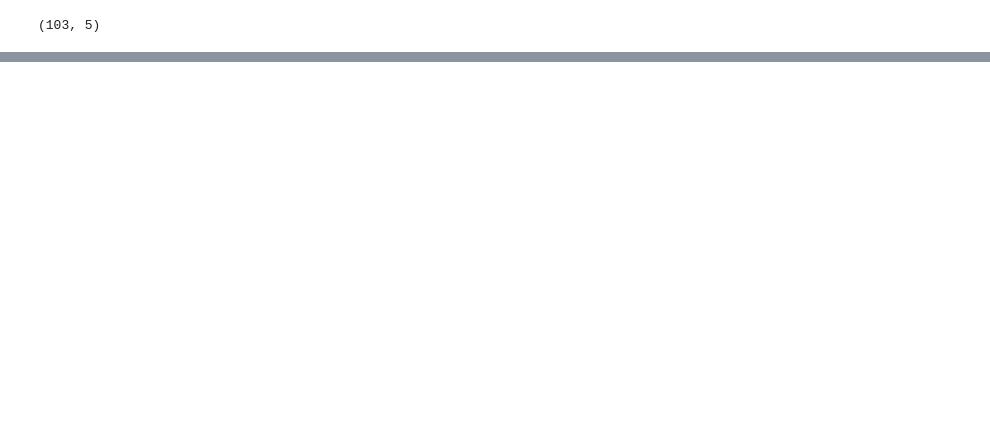
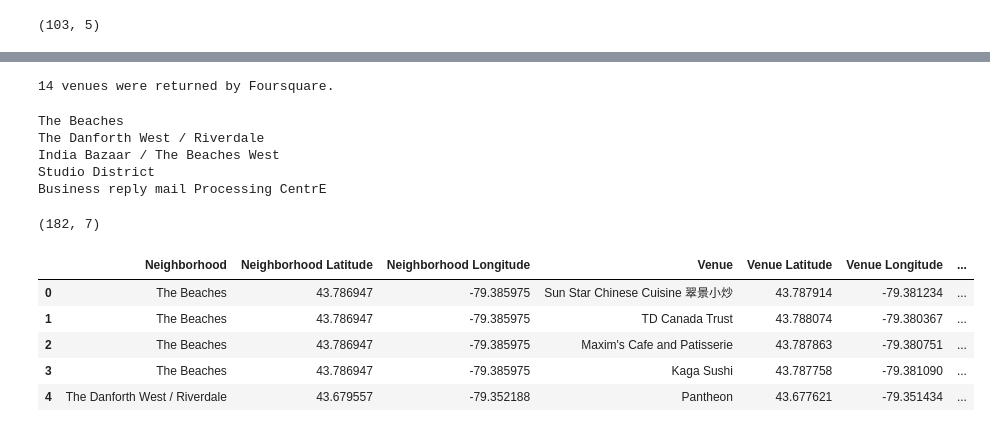
Before and after one commit to sayak1986/clustering-project-toronto, a Jupyter notebook: Clusters 2.ipynb, the cells around one changed output, grey strips where cells are left out. Cells and saved outputs as stored; diff of their text form; code cells hidden in the pictures; blank space fills up the shorter version.

```diff
--- a/Clusters 2.ipynb
+++ b/Clusters 2.ipynb
@@ -250,0 +465,4 @@ merge.replace(r'/',',',regex=True)
+# %%
+print('{} venues were returned by Foursquare.'.format(nearby_venues.shape[0]))
+# %% [output]
+14 venues were returned by Foursquare.
@@ -250,0 +509,23 @@ merge.replace(r'/',',',regex=True)
+# %%
+# get neaby venues for east toronto
+easttoronto_venues = getNearbyVenues(names=easttoronto_data['Neighborhood'],
+                                   latitudes=easttoronto_data['Latitude'],
+                                   longitudes=easttoronto_data['Longitude']
+                                  )
+# %% [output]
+The Beaches
+The Danforth West / Riverdale
+India Bazaar / The Beaches West
+Studio District
+Business reply mail Processing CentrE
+# %%
+print(easttoronto_venues.shape)
+easttoronto_venues.head()
+# %% [output]
+(182, 7)
+|  | Neighborhood | Neighborhood Latitude | Neighborhood Longitude | Venue | Venue Latitude | Venue Longitude | ... |
+| 0 | The Beaches | 43.786947 | -79.385975 | Sun Star Chinese Cuisine 翠景小炒 | 43.787914 | -79.381234 | ... |
+| 1 | The Beaches | 43.786947 | -79.385975 | TD Canada Trust | 43.788074 | -79.380367 | ... |
+| 2 | The Beaches | 43.786947 | -79.385975 | Maxim's Cafe and Patisserie | 43.787863 | -79.380751 | ... |
+| 3 | The Beaches | 43.786947 | -79.385975 | Kaga Sushi | 43.787758 | -79.381090 | ... |
+| 4 | The Danforth West / Riverdale | 43.679557 | -79.352188 | Pantheon | 43.677621 | -79.351434 | ... |
```
Also changed, not shown: parts of 38 cells of this notebook.
